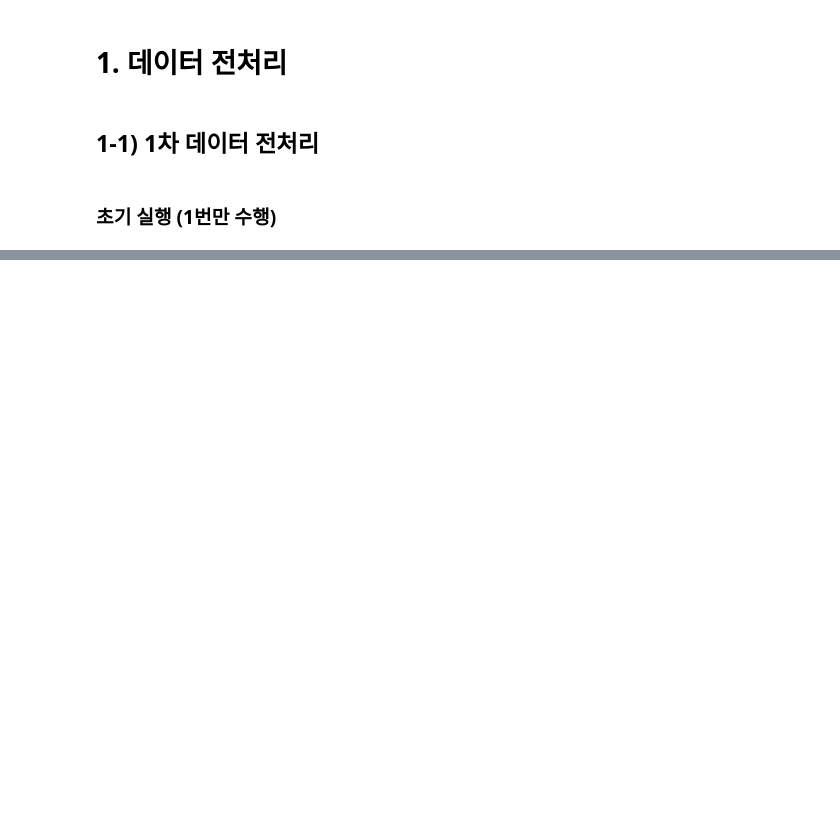
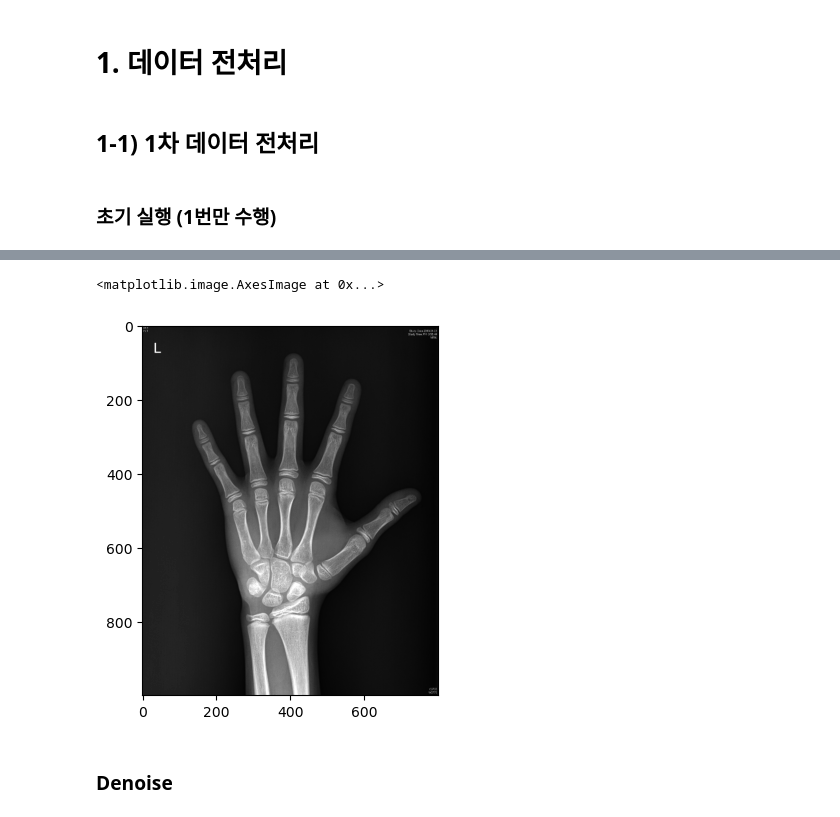
Before and after one commit to eunhabaek/BoneAge_Project, a Jupyter notebook: BoneAge.ipynb, the cells around one changed output, grey strips where cells are left out. Cells and saved outputs as stored; diff of their text form; code cells hidden in the pictures; blank space fills up the shorter version.

```diff
--- a/BoneAge.ipynb
+++ b/BoneAge.ipynb
@@ -64,0 +101,8 @@ df=pd.read_excel(data_path+"clin_info.xlsx")
+# %%
+#normalized 이미지 확인
+plt.imshow(normal_img,"gray")
+# %% [output]
+<matplotlib.image.AxesImage at 0x...>
+[figure, added]
+# %% [markdown]
+### Denoise
```
Also changed, not shown: parts of 18 cells of this notebook.
